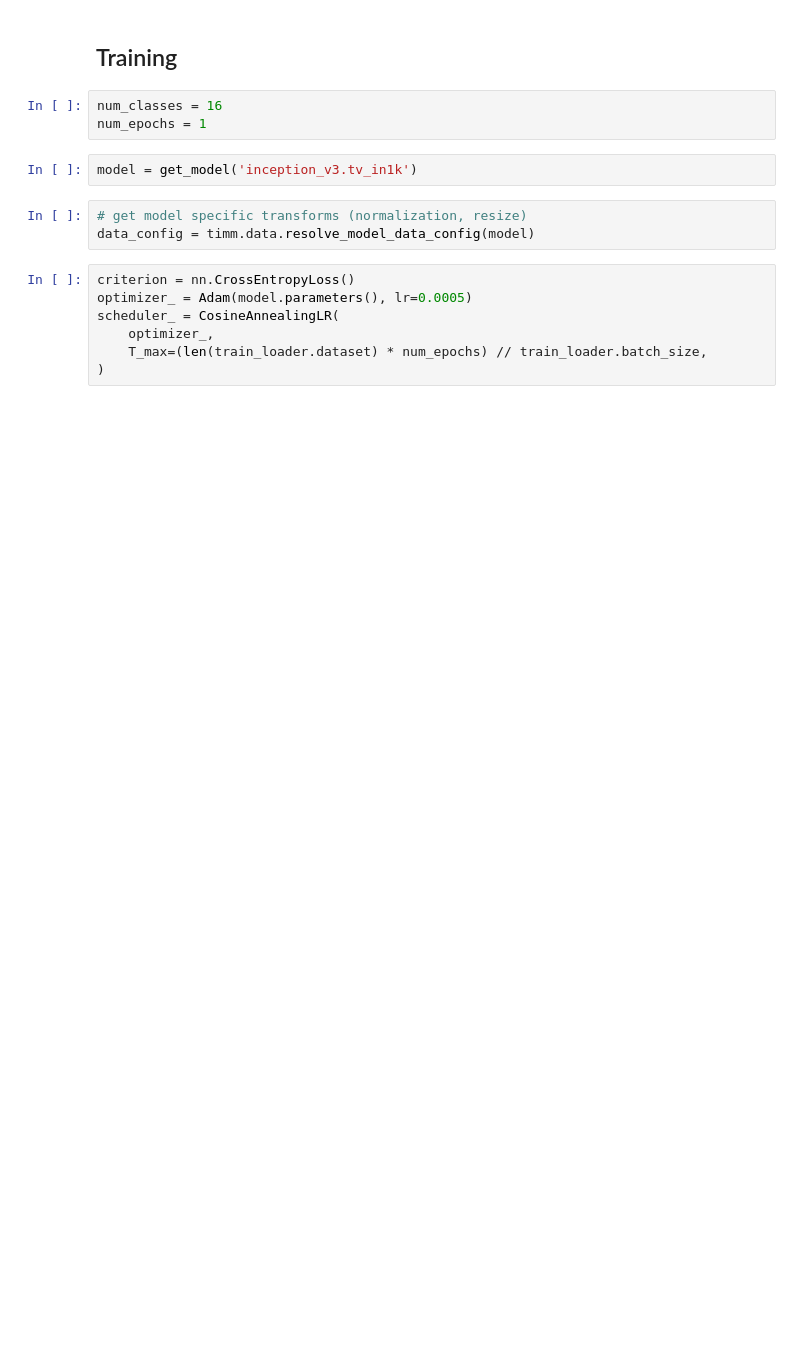
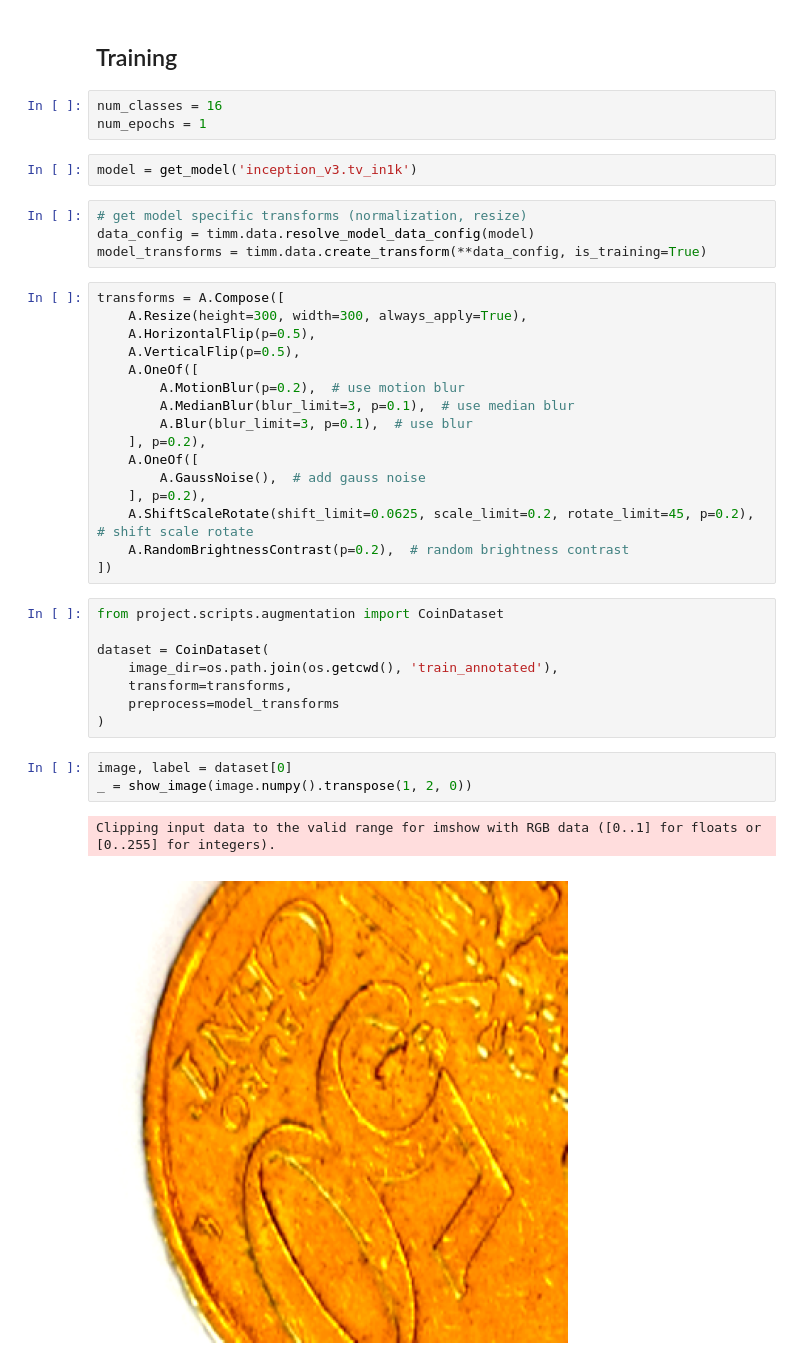
Before and after one commit to jankokla/epfl_image_analysis, a Jupyter notebook: project/training_example.ipynb, the cells around one changed output. Saved outputs shown, nothing was run; the diff lists cells and outputs as text; blank space fills up the shorter version.

Commit message:
add dataset object with transforms

```diff
--- a/project/training_example.ipynb
+++ b/project/training_example.ipynb
@@ -24,10 +21,34 @@ model = get_model('inception_v3.tv_in1k')
 # %%
 # get model specific transforms (normalization, resize)
 data_config = timm.data.resolve_model_data_config(model)
+model_transforms = timm.data.create_transform(**data_config, is_training=True)
-# %%
-criterion = nn.CrossEntropyLoss()
-optimizer_ = Adam(model.parameters(), lr=0.0005)
-scheduler_ = CosineAnnealingLR(
-    optimizer_,
-    T_max=(len(train_loader.dataset) * num_epochs) // train_loader.batch_size,
-)
+# %%
+transforms = A.Compose([
+    A.Resize(height=300, width=300, always_apply=True),
+    A.HorizontalFlip(p=0.5),
+    A.VerticalFlip(p=0.5),
+    A.OneOf([
+        A.MotionBlur(p=0.2),  # use motion blur
+        A.MedianBlur(blur_limit=3, p=0.1),  # use median blur
+        A.Blur(blur_limit=3, p=0.1),  # use blur
+    ], p=0.2),
+    A.OneOf([
+        A.GaussNoise(),  # add gauss noise
+    ], p=0.2),
+    A.ShiftScaleRotate(shift_limit=0.0625, scale_limit=0.2, rotate_limit=45, p=0.2),  # shift scale rotate
+    A.RandomBrightnessContrast(p=0.2),  # random brightness contrast
+])
+# %%
+from project.scripts.augmentation import CoinDataset
+
+dataset = CoinDataset(
+    image_dir=os.path.join(os.getcwd(), 'train_annotated'),
+    transform=transforms,
+    preprocess=model_transforms
+)
+# %%
+image, label = dataset[0]
+_ = show_image(image.numpy().transpose(1, 2, 0))
+# %% [output]
+Clipping input data to the valid range for imshow with RGB data ([0..1] for floats or [0..255] for integers).
+[figure, added]
```
Also changed, not shown: parts of 2 cells of this notebook, 4 other files.
